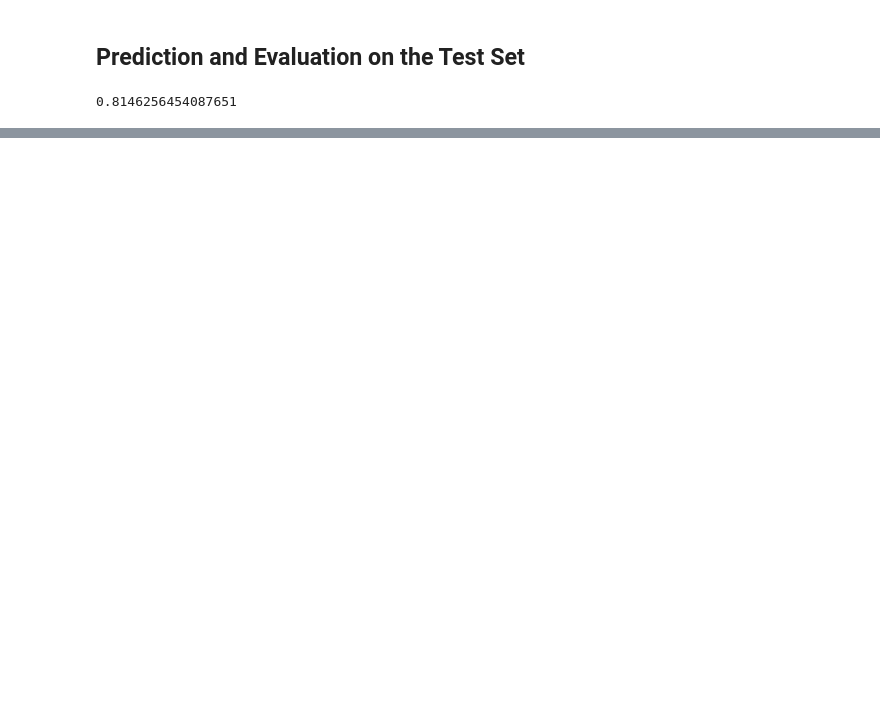
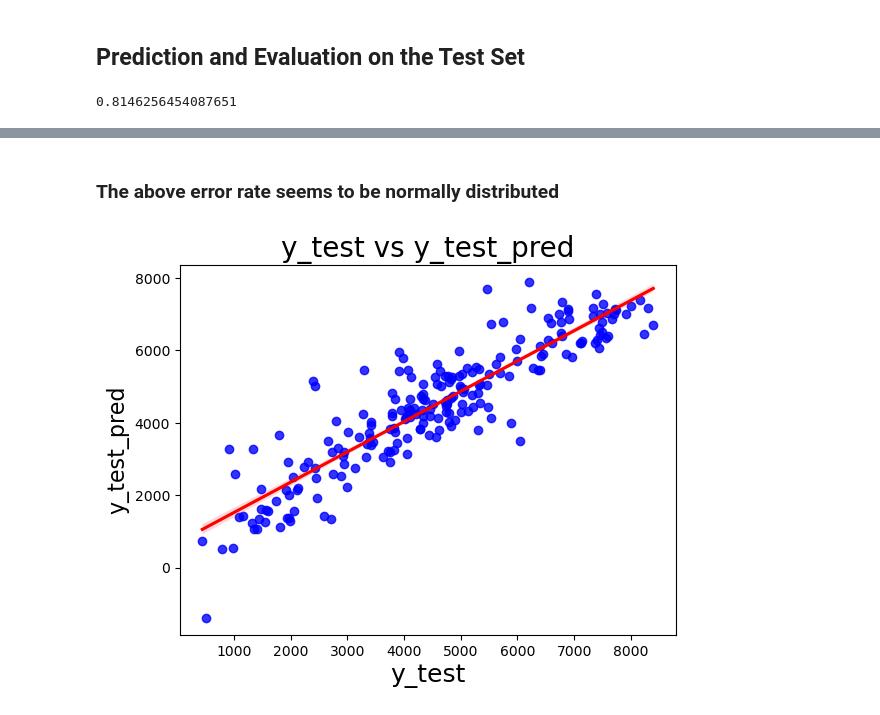
Before and after one commit to ambar-ashish/bike-case-study, a Jupyter notebook: Ambar.ipynb, the cells around one changed output, grey strips where cells are left out. Drawn from its saved outputs; the diff is of its cells as text; code cells hidden in the pictures; blank space fills up the shorter version.

```diff
--- a/Ambar.ipynb
+++ b/Ambar.ipynb
@@ -617,0 +624,13 @@ r2_score(y_test, y_test_pred)
+# %% [markdown]
+### The above error rate seems to be normally distributed
+# %%
+# We can visualize the prediction
+
+plt.figure()
+sns.regplot(x=y_test, y=y_test_pred, ci=68, fit_reg=True,scatter_kws={"color": "blue"}, line_kws={"color": "red"})
+plt.title('y_test vs y_test_pred', fontsize=20)
+plt.xlabel('y_test', fontsize=18)
+plt.ylabel('y_test_pred', fontsize=16)
+plt.show()
+# %% [output]
+[figure, added]
```
Also changed, not shown: parts of 38 cells of this notebook.
